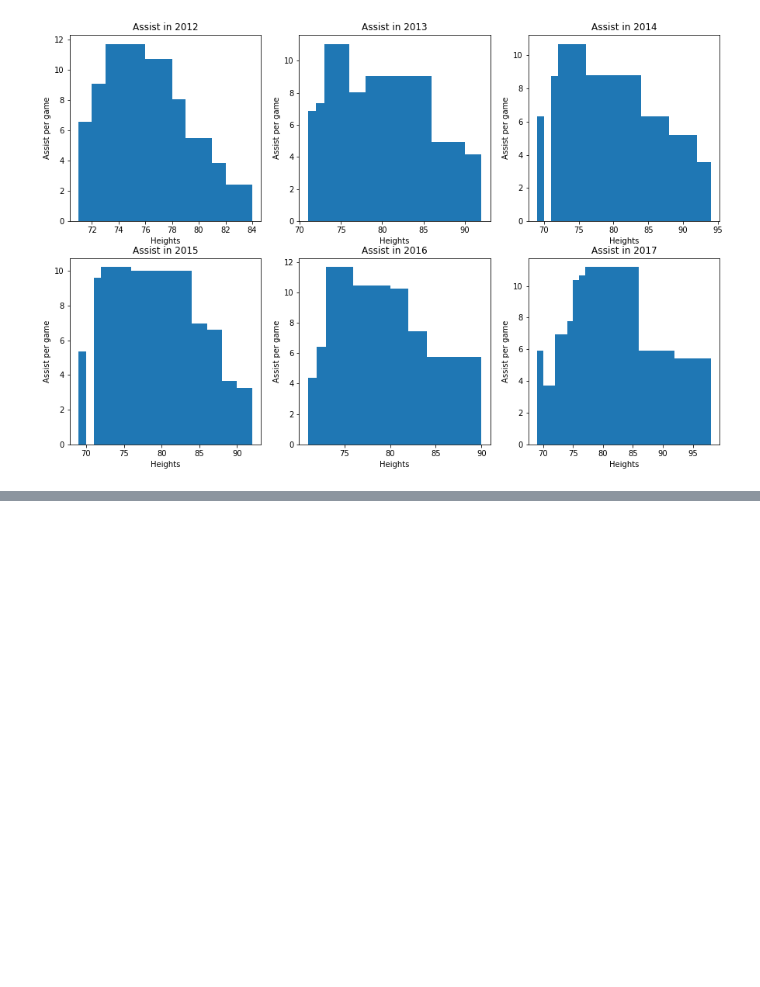
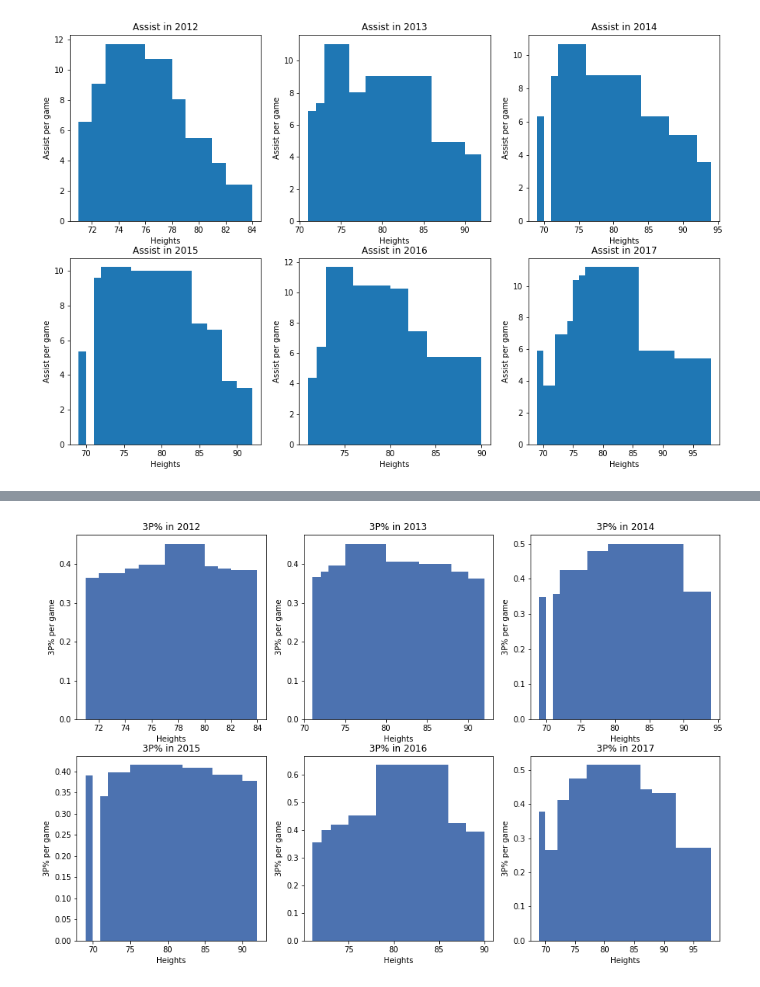
Before and after one commit to jake-garnier/COGS108Project, a Jupyter notebook: getData_anwar.ipynb, the cells around one changed output, grey strips where cells are left out. Saved outputs shown, nothing was run; the diff lists cells and outputs as text; code cells hidden in the pictures; blank space fills up the shorter version.

```diff
--- a/getData_anwar.ipynb
+++ b/getData_anwar.ipynb
@@ -427,0 +385,52 @@ plt.show()
+# %%
+plt.figure(figsize = (15,15))
+
+plt.subplot(3,3,1)
+plt.title("3P% in 2012")
+plt.xlabel("Heights")
+plt.ylabel("3P% per game")
+plt.bar(x = df_2012_height, height = df_2012_3percent,width = 1, align  = 'edge')
+
+plt.subplot(3,3,2)
+plt.title("3P% in 2013")
+plt.xlabel("Heights")
+plt.ylabel("3P% per game")
+plt.bar(x = df_2013_height, height = df_2013_3percent,width = 1, align  = 'edge')
+
+
+plt.subplot(3,3,3)
+plt.title("3P% in 2014")
+plt.xlabel("Heights")
+plt.ylabel("3P% per game")
+plt.bar(x = df_2014_height, height = df_2014_3percent,width = 1, align  = 'edge')
+
+
+plt.subplot(3,3,4)
+plt.title("3P% in 2015")
+plt.xlabel("Heights")
+plt.ylabel("3P% per game")
+plt.bar(x = df_2015_height, height = df_2015_3percent,width = 1, align  = 'edge')
+
+
+plt.subplot(3,3,5)
+plt.title("3P% in 2016")
+plt.xlabel("Heights")
+plt.ylabel("3P% per game")
+plt.bar(x = df_2016_height, height = df_2016_3percent,width = 1, align  = 'edge')
+
+
+plt.subplot(3,3,6)
+plt.title("3P% in 2017")
+plt.xlabel("Heights")
+plt.ylabel("3P% per game")
+plt.bar(x = df_2017_height, height = df_2017_3percent,width = 1, align  = 'edge')
+
+
+
+
+
+
+
+plt.show()
+# %% [output]
+[figure, added]
```
Also changed, not shown: parts of 10 cells of this notebook.
